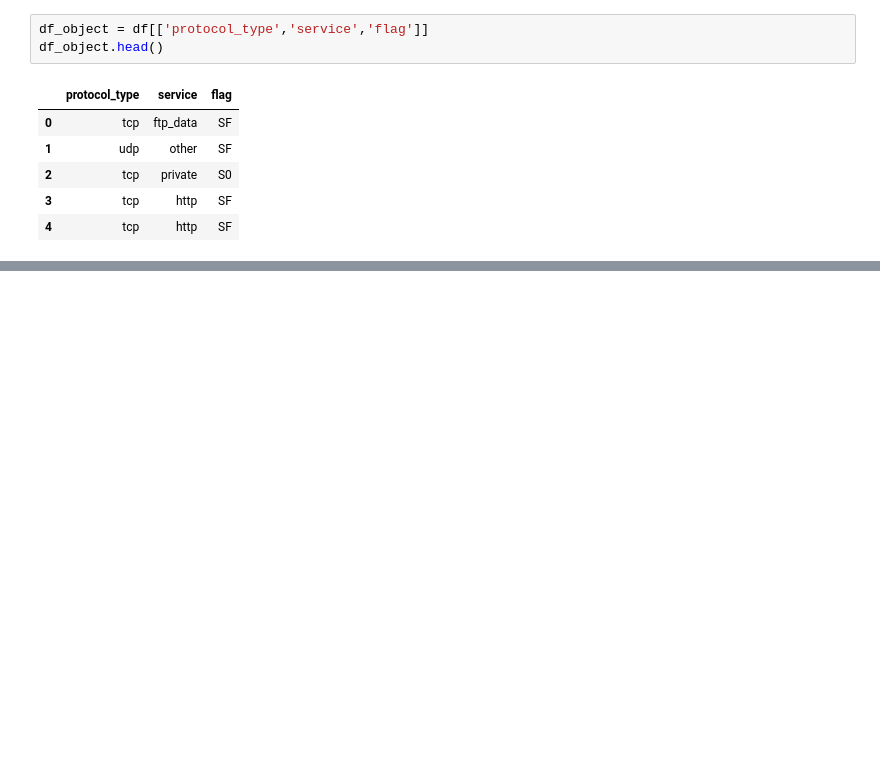
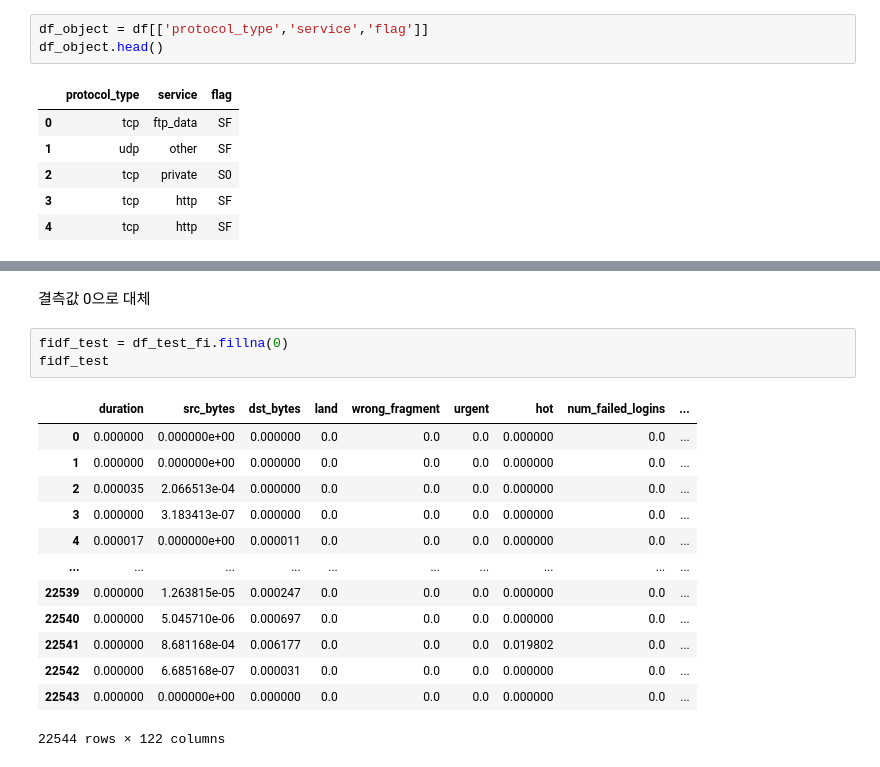
Before and after one commit to bomul0417/study, a Jupyter notebook: NIDS_Project/Preprocessing.ipynb, the cells around one changed output, grey strips where cells are left out. Cells and saved outputs as stored; diff of their text form; blank space fills up the shorter version.

```diff
--- a/NIDS_Project/Preprocessing.ipynb
+++ b/NIDS_Project/Preprocessing.ipynb
@@ -145,0 +213,19 @@ df_test_dumm
+# %% [markdown]
+결측값 0으로 대체
+# %%
+fidf_test = df_test_fi.fillna(0)
+fidf_test
+# %% [output]
+|  | duration | src_bytes | dst_bytes | land | wrong_fragment | urgent | hot | num_failed_logins | ... |
+| 0 | 0.000000 | 0.000000e+00 | 0.000000 | 0.0 | 0.0 | 0.0 | 0.000000 | 0.0 | ... |
+| 1 | 0.000000 | 0.000000e+00 | 0.000000 | 0.0 | 0.0 | 0.0 | 0.000000 | 0.0 | ... |
+| 2 | 0.000035 | 2.066513e-04 | 0.000000 | 0.0 | 0.0 | 0.0 | 0.000000 | 0.0 | ... |
+| 3 | 0.000000 | 3.183413e-07 | 0.000000 | 0.0 | 0.0 | 0.0 | 0.000000 | 0.0 | ... |
+| 4 | 0.000017 | 0.000000e+00 | 0.000011 | 0.0 | 0.0 | 0.0 | 0.000000 | 0.0 | ... |
+| ... | ... | ... | ... | ... | ... | ... | ... | ... | ... |
+| 22539 | 0.000000 | 1.263815e-05 | 0.000247 | 0.0 | 0.0 | 0.0 | 0.000000 | 0.0 | ... |
+| 22540 | 0.000000 | 5.045710e-06 | 0.000697 | 0.0 | 0.0 | 0.0 | 0.000000 | 0.0 | ... |
+| 22541 | 0.000000 | 8.681168e-04 | 0.006177 | 0.0 | 0.0 | 0.0 | 0.019802 | 0.0 | ... |
+| 22542 | 0.000000 | 6.685168e-07 | 0.000031 | 0.0 | 0.0 | 0.0 | 0.000000 | 0.0 | ... |
+| 22543 | 0.000000 | 0.000000e+00 | 0.000000 | 0.0 | 0.0 | 0.0 | 0.000000 | 0.0 | ... |
+22544 rows × 122 columns
```
Also changed, not shown: parts of 26 cells of this notebook.
